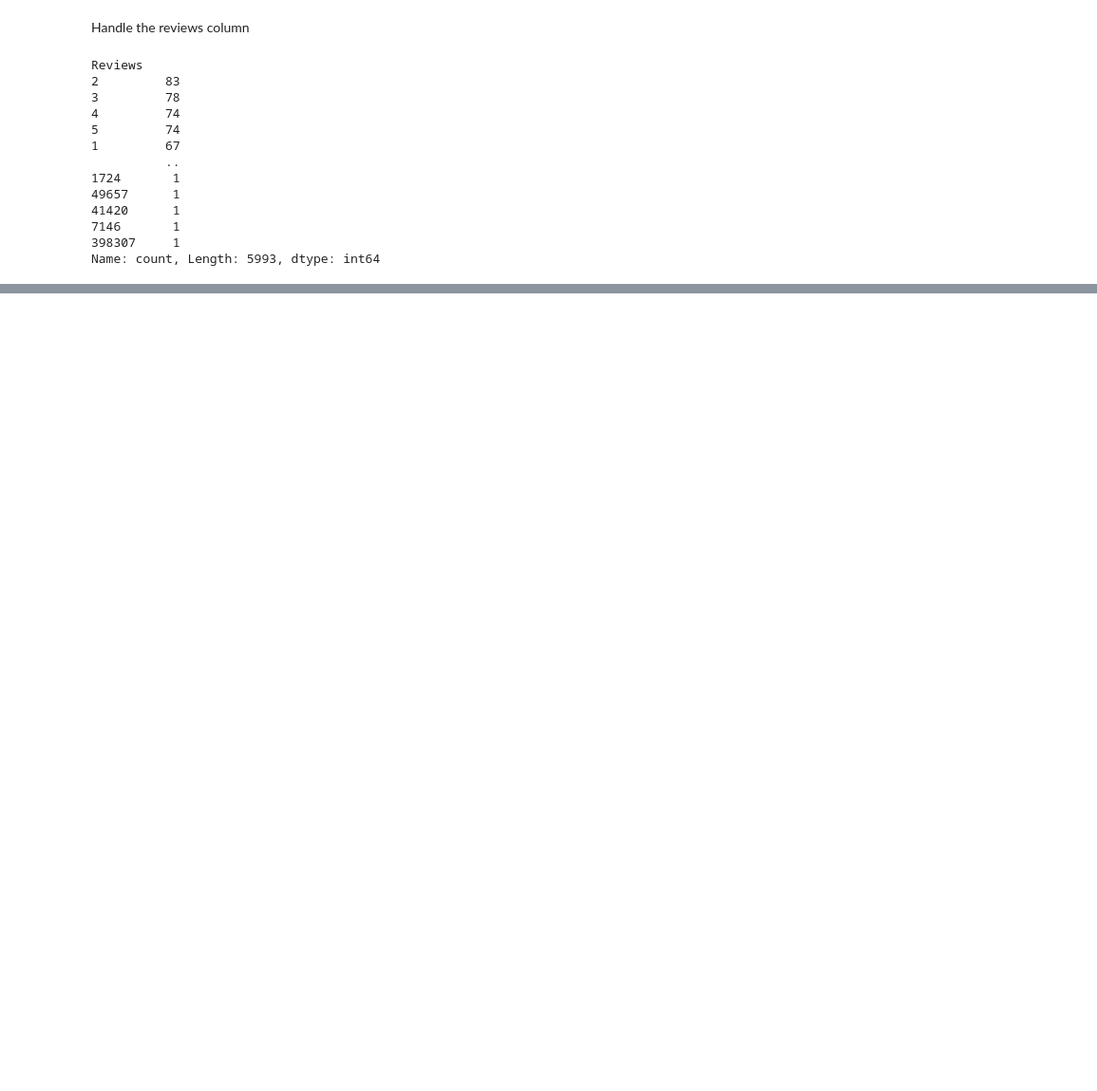
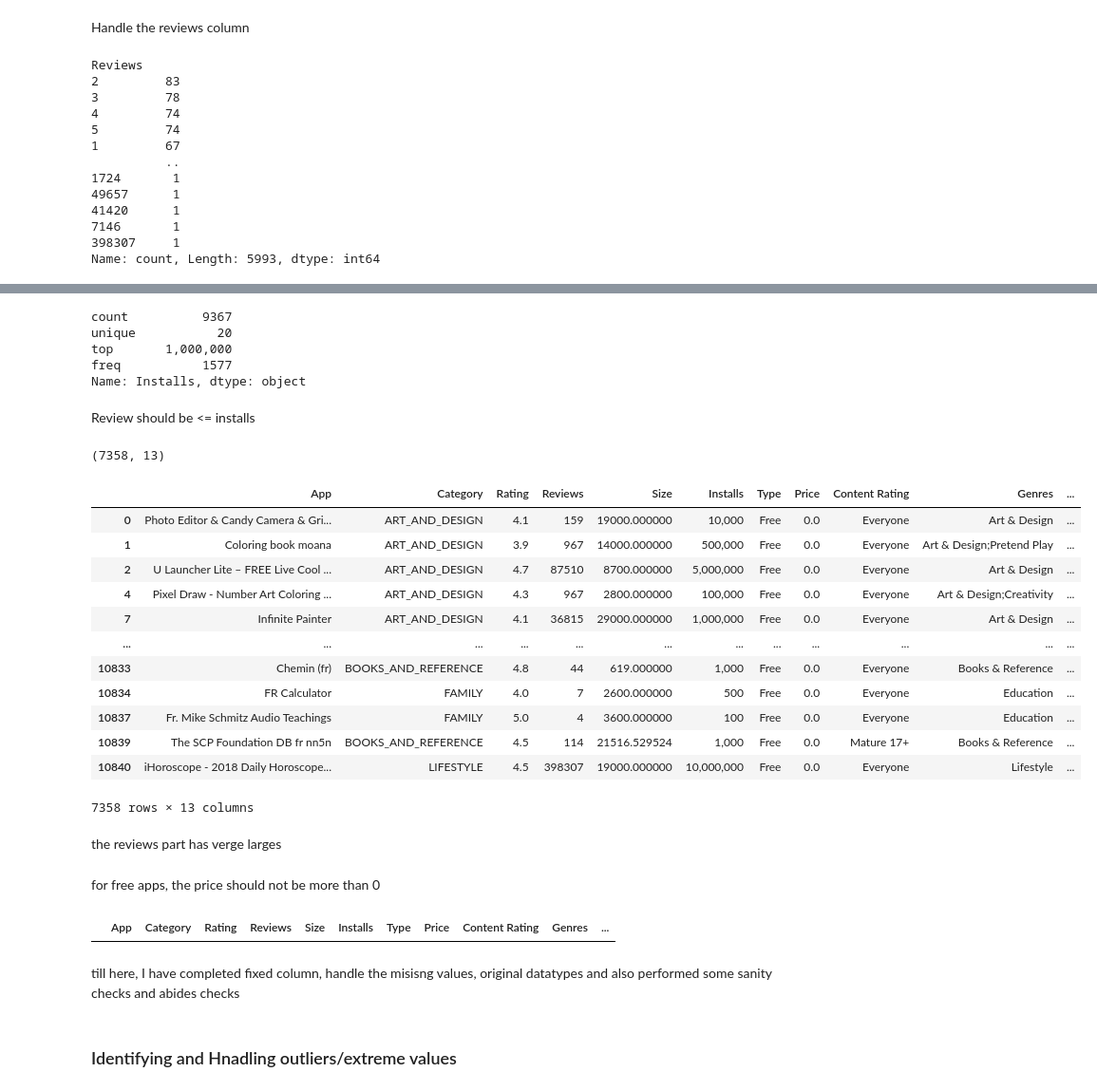
Before and after one commit to nitishrudra3510/DataScience, a Jupyter notebook: Project/WorkOnPlayStore.ipynb, the cells around one changed output, grey strips where cells are left out. Shown at 95% size. Drawn from its saved outputs; the diff is of its cells as text; code cells hidden in the pictures; blank space fills up the shorter version.

```diff
--- a/Project/WorkOnPlayStore.ipynb
+++ b/Project/WorkOnPlayStore.ipynb
@@ -334 +433,3 @@ Name: count, Length: 5993, dtype: int64
+# %%
+df1.Reviews = df1.Reviews.str.replace("M", "")
 # %%
@@ -339,0 +529,32 @@ d
+# %%
+df1.Installs.describe()
+# %% [output]
+count          9367
+unique           20
+top       1,000,000
+freq           1577
+Name: Installs, dtype: object
+# %% [markdown]
+Review should be <= installs
+# %%
+df1[(df1.Reviews > df1.Installs)].shape
+# %% [output]
+(7358, 13)
+# %%
+df1[(df1.Reviews > df1.Installs)]
+# %% [output]
+|  | App | Category | Rating | Reviews | Size | Installs | Type | Price | Content Rating | Genres | ... |
+| 0 | Photo Editor & Candy Camera & Gri... | ART_AND_DESIGN | 4.1 | 159 | 19000.000000 | 10,000 | Free | 0.0 | Everyone | Art & Design | ... |
+| 1 | Coloring book moana | ART_AND_DESIGN | 3.9 | 967 | 14000.000000 | 500,000 | Free | 0.0 | Everyone | Art & Design;Pretend Play | ... |
+| 2 | U Launcher Lite – FREE Live Cool ... | ART_AND_DESIGN | 4.7 | 87510 | 8700.000000 | 5,000,000 | Free | 0.0 | Everyone | Art & Design | ... |
+| 4 | Pixel Draw - Number Art Coloring ... | ART_AND_DESIGN | 4.3 | 967 | 2800.000000 | 100,000 | Free | 0.0 | Everyone | Art & Design;Creativity | ... |
+| 7 | Infinite Painter | ART_AND_DESIGN | 4.1 | 36815 | 29000.000000 | 1,000,000 | Free | 0.0 | Everyone | Art & Design | ... |
+| ... | ... | ... | ... | ... | ... | ... | ... | ... | ... | ... | ... |
+| 10833 | Chemin (fr) | BOOKS_AND_REFERENCE | 4.8 | 44 | 619.000000 | 1,000 | Free | 0.0 | Everyone | Books & Reference | ... |
+| 10834 | FR Calculator | FAMILY | 4.0 | 7 | 2600.000000 | 500 | Free | 0.0 | Everyone | Education | ... |
+| 10837 | Fr. Mike Schmitz Audio Teachings | FAMILY | 5.0 | 4 | 3600.000000 | 100 | Free | 0.0 | Everyone | Education | ... |
+| 10839 | The SCP Foundation DB fr nn5n | BOOKS_AND_REFERENCE | 4.5 | 114 | 21516.529524 | 1,000 | Free | 0.0 | Mature 17+ | Books & Reference | ... |
+| 10840 | iHoroscope - 2018 Daily Horoscope... | LIFESTYLE | 4.5 | 398307 | 19000.000000 | 10,000,000 | Free | 0.0 | Everyone | Lifestyle | ... |
+7358 rows × 13 columns
+# %% [markdown]
+the reviews part has verge larges
@@ -339,0 +563,10 @@ d
+# %% [markdown]
+for free apps, the price should not be more than 0
+# %%
+df1[(df1.Type=="Free") & (df1.Price>0)] # there is no record to satisfied the conditions.
+# %% [output]
+|  | App | Category | Rating | Reviews | Size | Installs | Type | Price | Content Rating | Genres | ... |
+# %% [markdown]
+till here, I have completed fixed column, handle the misisng values, original datatypes and also performed some sanity checks and abides checks
+# %% [markdown]
+### Identifying and Hnadling outliers/extreme values
```
Also changed, not shown: parts of 51 cells of this notebook.
